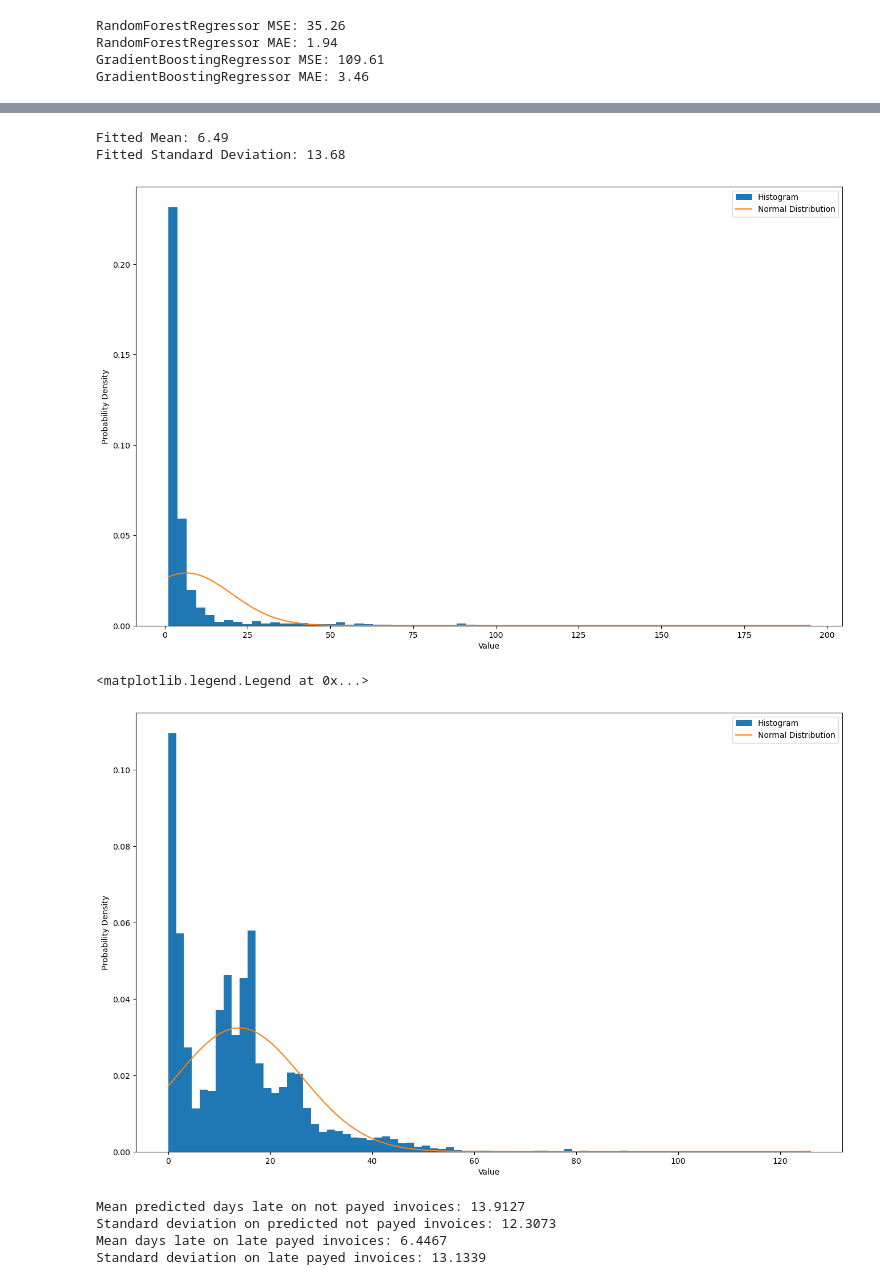
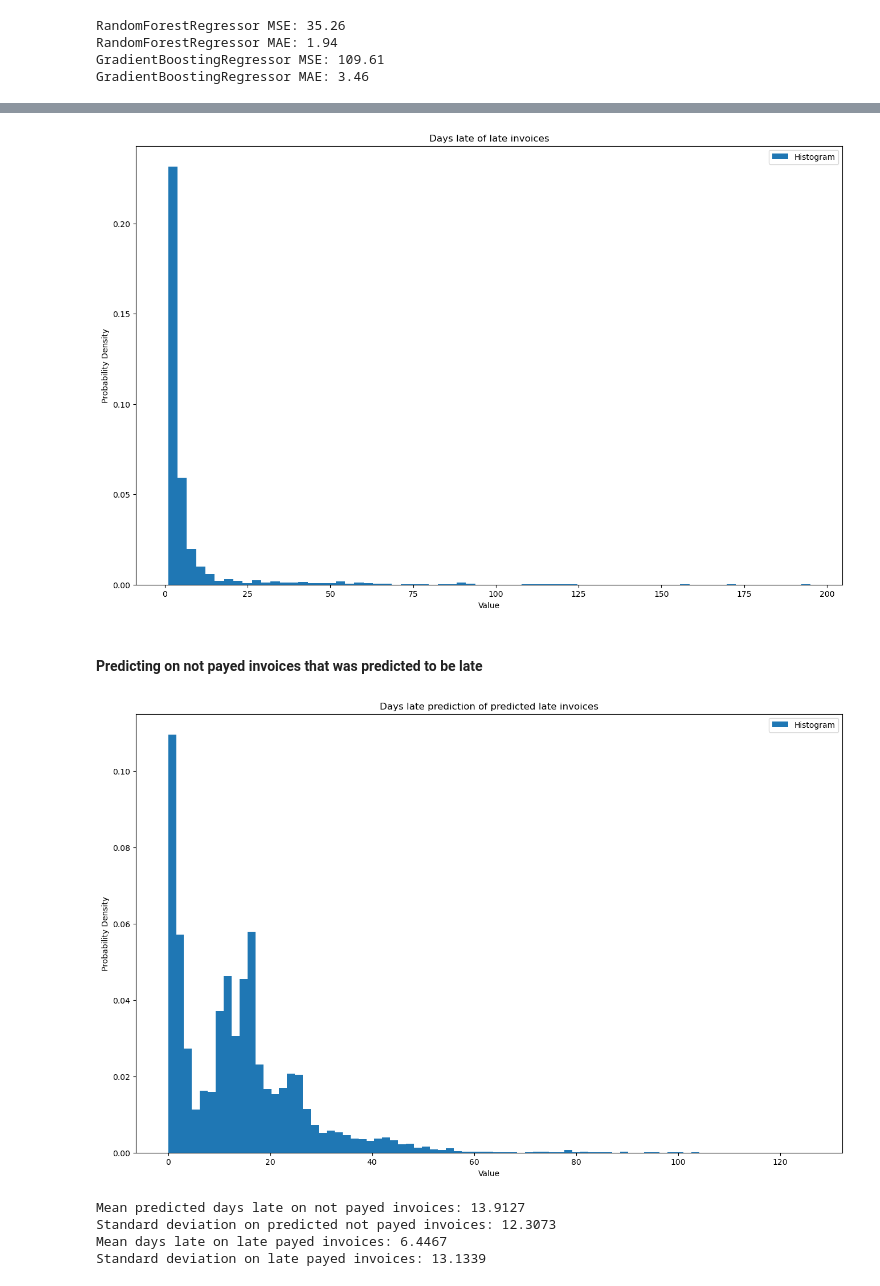
Before and after one commit to Remasproblemas/dv2599_project, a Jupyter notebook: main.ipynb, the cells around one changed output, grey strips where cells are left out. Drawn from its saved outputs; the diff is of its cells as text; code cells hidden in the pictures.

```diff
--- a/main.ipynb
+++ b/main.ipynb
@@ -641,0 +605,4 @@ final_predictions_ontime = on_time_pred_ba
+# %%
+# Predictions for true/false
+
+final_predictions_ontime = on_time_model_b.predict(df_predict_secs)
@@ -1076,16 +1056,9 @@ bins = np.ceil((max(pred_ab)-min(pred_ab))/(3.5*np.std(pred_ab)/n**(1/3)))
 plt.figure(figsize=(16,10))
 plt.hist(pred_ab, bins=int(bins), density=True, label="Histogram")
 
-#Calculating Mean and Standard deviation
-mean, std_dev = stats.norm.fit(pred_ab)
-x = np.linspace(min(pred_ab), max(pred_ab), 100)
-p = stats.norm.pdf(x, mean, std_dev)
-
-#Plotting the normal curve
-plt.plot(x, p, label="Normal Distribution")
 plt.xlabel('Value')
 plt.ylabel('Probability Density')
+plt.title('Days late prediction of late invoices')
 plt.legend()
-print("Fitted Mean:", round(mean, 2))
-print("Fitted Standard Deviation:", round(std_dev,2))
+plt.show()
 # %% [output]
@@ -1101,20 +1072,14 @@ bins = np.ceil((max(y_test)-min(y_test))/(3.5*np.std(y_test)/n**(1/3)))
 plt.figure(figsize=(16,10))
 plt.hist(y_test, bins=int(bins), density=True, label="Histogram")
 
-#Calculating Mean and Standard deviation
-mean, std_dev = stats.norm.fit(y_test)
-x = np.linspace(min(y_test), max(y_test), 100)
-p = stats.norm.pdf(x, mean, std_dev)
-
 #Plotting the normal curve
-plt.plot(x, p, label="Normal Distribution")
 plt.xlabel('Value')
 plt.ylabel('Probability Density')
+plt.title('Days late of late invoices')
 plt.legend()
-print("Fitted Mean:", round(mean, 2))
-print("Fitted Standard Deviation:", round(std_dev,2))
+plt.show()
 # %% [output]
-Fitted Mean: 6.49
-Fitted Standard Deviation: 13.68
-[figure, old version]
+[figure, new version]
+# %% [markdown]
+#### Predicting on not payed invoices that was predicted to be late
 # %%
@@ -1126,25 +1093,19 @@ for i, x in enumerate(pred_ab):
 # %%
 #Calculating the widht size of the bins in the histogram
 n = len(pred_ab)
 bins = np.ceil((max(pred_ab)-min(pred_ab))/(3.5*np.std(pred_ab)/n**(1/3)))
 
 #Plotting the values to a histogram
 plt.figure(figsize=(16,10))
 plt.hist(pred_ab, bins=int(bins), density=True, label="Histogram")
 
-#Calculating Mean and Standard deviation
-mean, std_dev = stats.norm.fit(pred_ab)
-x = np.linspace(min(pred_ab), max(pred_ab), 100)
-p = stats.norm.pdf(x, mean, std_dev)
-
-#Plotting the normal curve
-plt.plot(x, p, label="Normal Distribution")
 plt.xlabel('Value')
 plt.ylabel('Probability Density')
 plt.legend()
+plt.title('Days late prediction of predicted late invoices')
+plt.show()
 # %% [output]
-<matplotlib.legend.Legend at 0x...>
-[figure, old version]
+[figure, new version]
 # %%
 ## Calculating mean and standard deviation
 pred_ab_mean = round(sum(pred_ab)/len(pred_ab),4)
```
Also changed, not shown: parts of 31 cells of this notebook.
